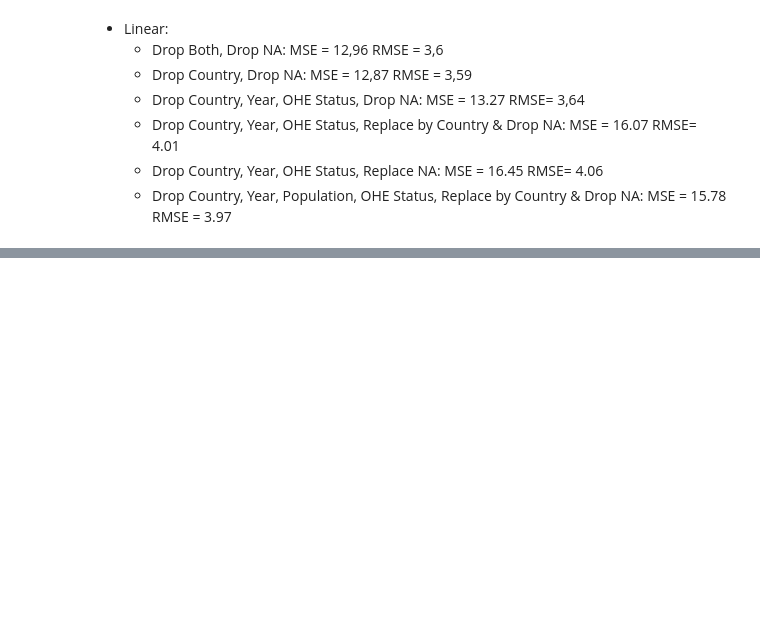
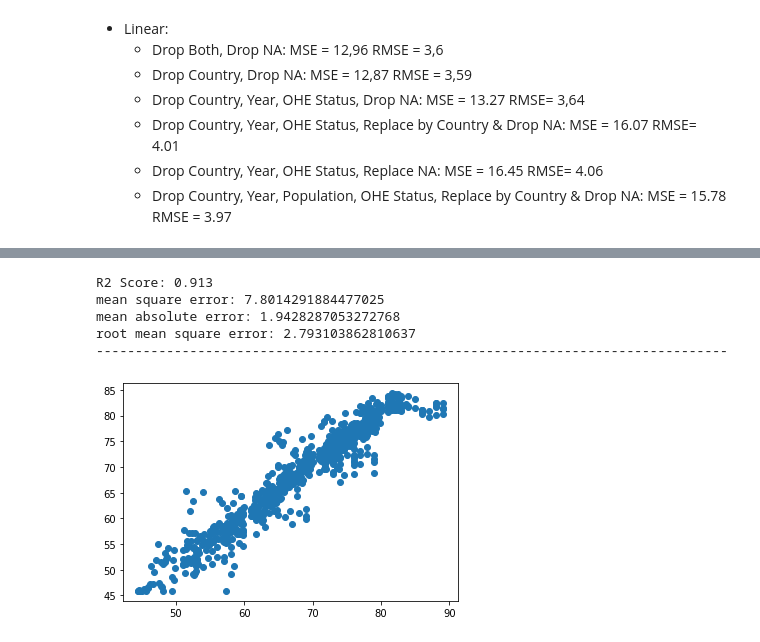
Before and after one commit to MarianaFilipa/DAA, a Jupyter notebook: Grupo_Tarefa/Grupo.ipynb, the cells around one changed output, grey strips where cells are left out. Cells and saved outputs as stored; diff of their text form; code cells hidden in the pictures; blank space fills up the shorter version.

```diff
--- a/Grupo_Tarefa/Grupo.ipynb
+++ b/Grupo_Tarefa/Grupo.ipynb
@@ -591,0 +680,3 @@ RDR:
+# %%
+X = df_nn.drop('Lifeexpectancy', axis=1)
+y = df_nn[['Lifeexpectancy']]
@@ -591,0 +819,17 @@ RDR:
+# %%
+plt.scatter(y_test_original,y_pred_original)
+plt.x = "Y Expected"
+plt.y = "Y Predicted"
+
+print("R2 Score: %.3f" % r2_score(y_test_original,y_pred_original))
+print("mean square error: "+ str(mean_squared_error(y_test_original,y_pred_original)))
+print("mean absolute error: "+ str(mean_absolute_error(y_test_original,y_pred_original)))
+print("root mean square error: "+ str(mean_squared_error(y_test_original,y_pred_original, squared= False)))
+print("---------------------------------------------------------------------------------\n")
+# %% [output]
+R2 Score: 0.913
+mean square error: 7.8014291884477025
+mean absolute error: 1.9428287053272768
+root mean square error: 2.793103862810637
+---------------------------------------------------------------------------------
+[figure, added]
```
Also changed, not shown: parts of 14 cells of this notebook.
